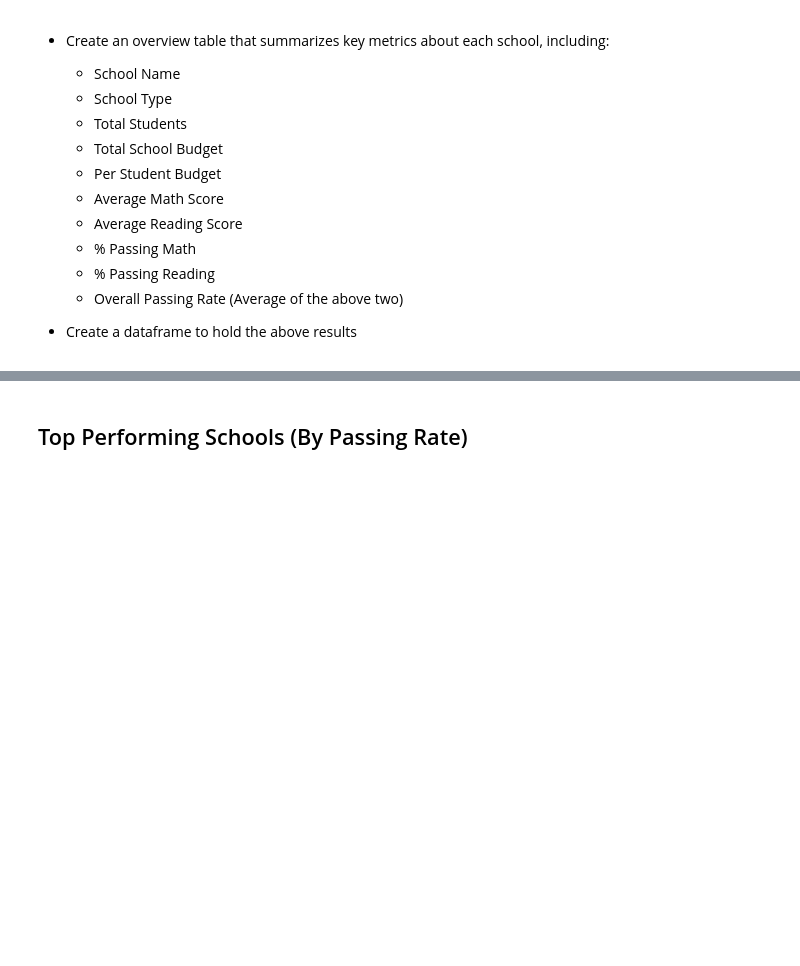
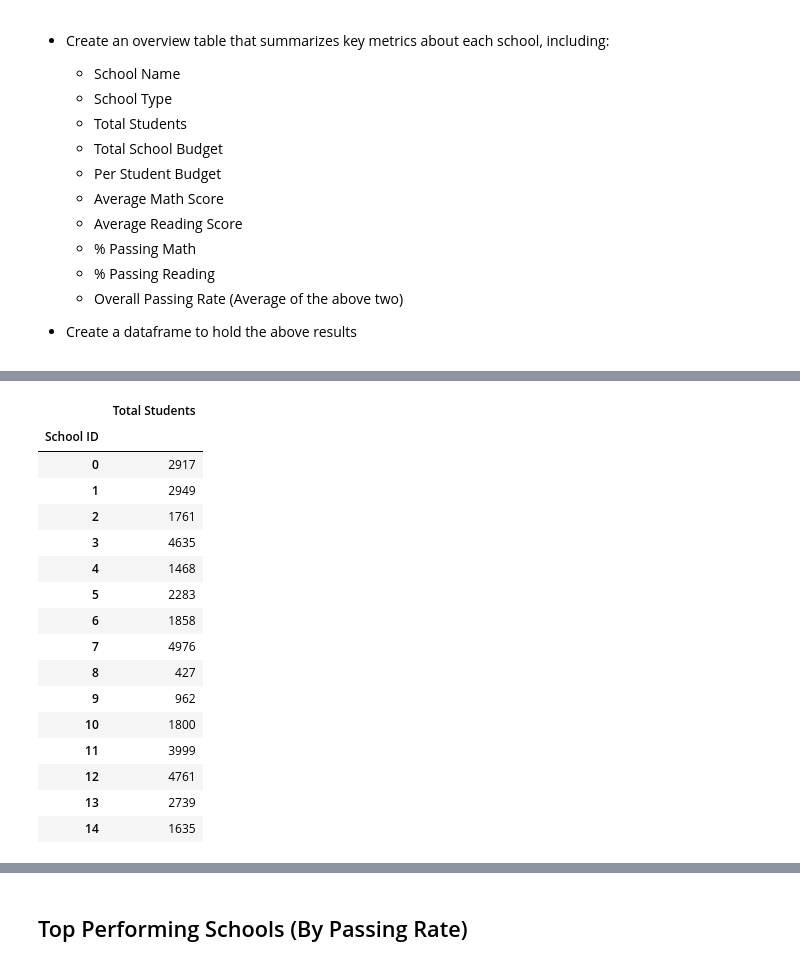
Before and after one commit to Emanste92/UCBEx_DataAnalytics, a Jupyter notebook: PyCitySchools/ETE_PyCitySchools - Scratch.ipynb, the cells around one changed output, grey strips where cells are left out. Cells and saved outputs as stored; diff of their text form; code cells hidden in the pictures; blank space fills up the shorter version.

```diff
--- a/PyCitySchools/ETE_PyCitySchools - Scratch.ipynb
+++ b/PyCitySchools/ETE_PyCitySchools - Scratch.ipynb
@@ -151,0 +269,22 @@ dataSummary1
+# %%
+# Total Students
+total_students = pd.DataFrame(school_summary_grouped['school_name'].count())
+total_students.rename(columns = {'school_name': 'Total Students'})
+# %% [output]
+|  | Total Students |
+| School ID |  |
+| 0 | 2917 |
+| 1 | 2949 |
+| 2 | 1761 |
+| 3 | 4635 |
+| 4 | 1468 |
+| 5 | 2283 |
+| 6 | 1858 |
+| 7 | 4976 |
+| 8 | 427 |
+| 9 | 962 |
+| 10 | 1800 |
+| 11 | 3999 |
+| 12 | 4761 |
+| 13 | 2739 |
+| 14 | 1635 |
```
Also changed, not shown: parts of 26 cells of this notebook.
